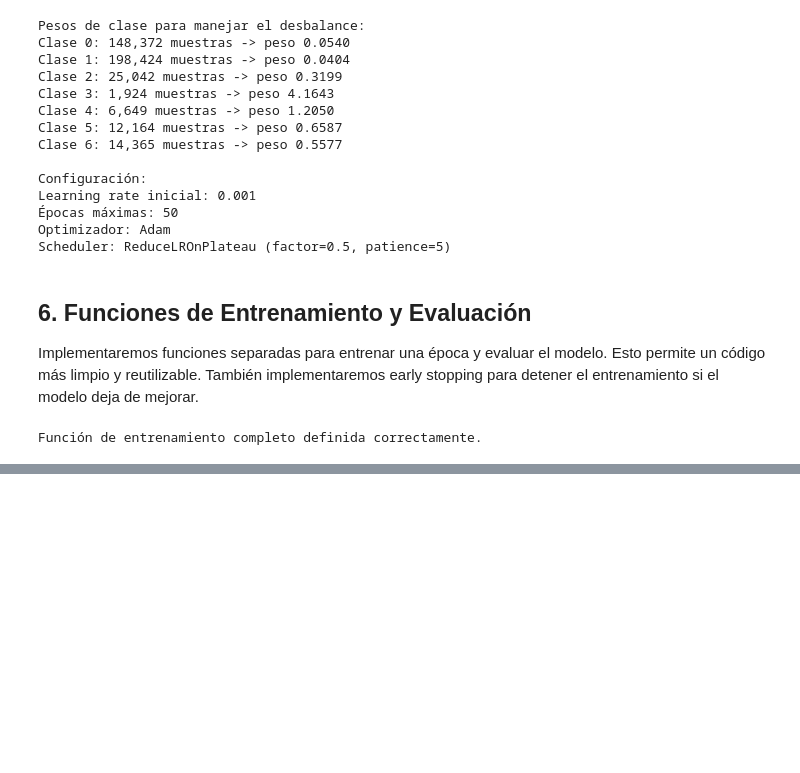
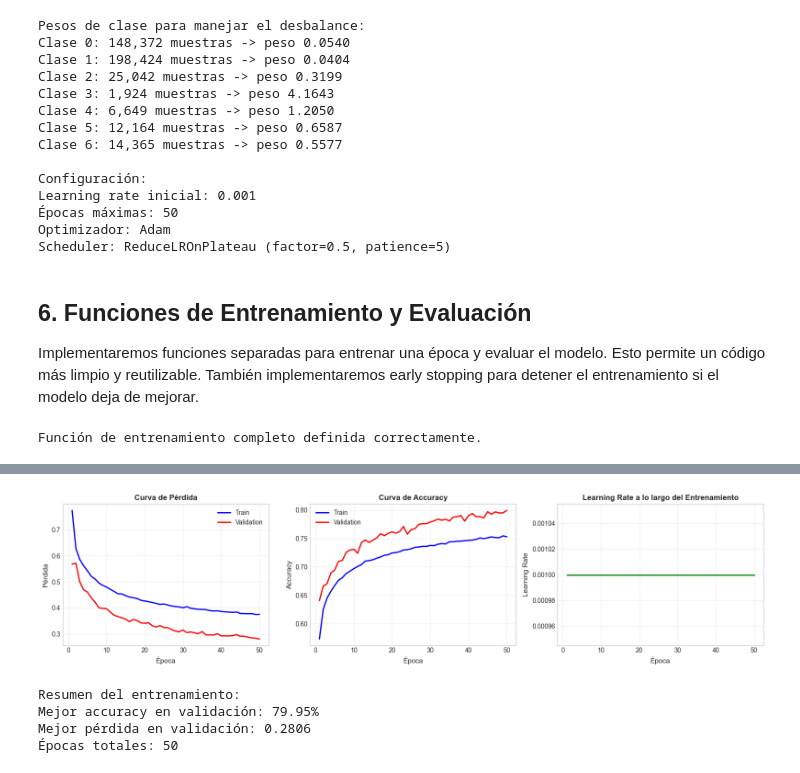
Before and after one commit to mauucrv/covertype-mlp-pytorch, a Jupyter notebook: notebooks/covertype_mlp_classification.ipynb, the cells around one changed output, grey strips where cells are left out. Drawn from its saved outputs; the diff is of its cells as text; code cells hidden in the pictures; blank space fills up the shorter version.

Commit message:
Entrenamiento inicial: 80% accuracy, evaluación y análisis por clase

```diff
--- a/notebooks/covertype_mlp_classification.ipynb
+++ b/notebooks/covertype_mlp_classification.ipynb
@@ -755,0 +760,13 @@ Función de entrenamiento completo definida correctamente.
+# %%
+# Entrenar el modelo
+history = train_model(
+    model=model,
+    train_loader=train_loader,
+    val_loader=val_loader,
+    criterion=criterion,
+    optimizer=optimizer,
+    scheduler=scheduler,
+    device=device,
+    epochs=EPOCHS,
+    patience=10
+)
@@ -755,0 +791,44 @@ Función de entrenamiento completo definida correctamente.
+# %%
+# Visualizar el historial de entrenamiento
+fig, axes = plt.subplots(1, 3, figsize=(16, 4))
+
+epochs_range = range(1, len(history['train_loss']) + 1)
+
+# Gráfico de pérdida
+axes[0].plot(epochs_range, history['train_loss'], 'b-', label='Train', linewidth=2)
+axes[0].plot(epochs_range, history['val_loss'], 'r-', label='Validation', linewidth=2)
+axes[0].set_xlabel('Época', fontsize=11)
+axes[0].set_ylabel('Pérdida', fontsize=11)
+axes[0].set_title('Curva de Pérdida', fontsize=12, fontweight='bold')
+axes[0].legend()
+axes[0].grid(True, alpha=0.3)
+
+# Gráfico de accuracy
+axes[1].plot(epochs_range, history['train_acc'], 'b-', label='Train', linewidth=2)
+axes[1].plot(epochs_range, history['val_acc'], 'r-', label='Validation', linewidth=2)
+axes[1].set_xlabel('Época', fontsize=11)
+axes[1].set_ylabel('Accuracy', fontsize=11)
+axes[1].set_title('Curva de Accuracy', fontsize=12, fontweight='bold')
+axes[1].legend()
+axes[1].grid(True, alpha=0.3)
+
+# Gráfico de learning rate
+axes[2].plot(epochs_range, history['lr'], 'g-', linewidth=2)
+axes[2].set_xlabel('Época', fontsize=11)
+axes[2].set_ylabel('Learning Rate', fontsize=11)
+axes[2].set_title('Learning Rate a lo largo del Entrenamiento', fontsize=12, fontweight='bold')
+axes[2].grid(True, alpha=0.3)
+
+plt.tight_layout()
+plt.show()
+
+print(f'\nResumen del entrenamiento:')
+print(f'Mejor accuracy en validación: {max(history["val_acc"])*100:.2f}%')
+print(f'Mejor pérdida en validación: {min(history["val_loss"]):.4f}')
+print(f'Épocas totales: {len(history["train_loss"])}')
+# %% [output]
+[figure, added]
+Resumen del entrenamiento:
+Mejor accuracy en validación: 79.95%
+Mejor pérdida en validación: 0.2806
+Épocas totales: 50
```
Also changed, not shown: parts of 8 cells of this notebook.
